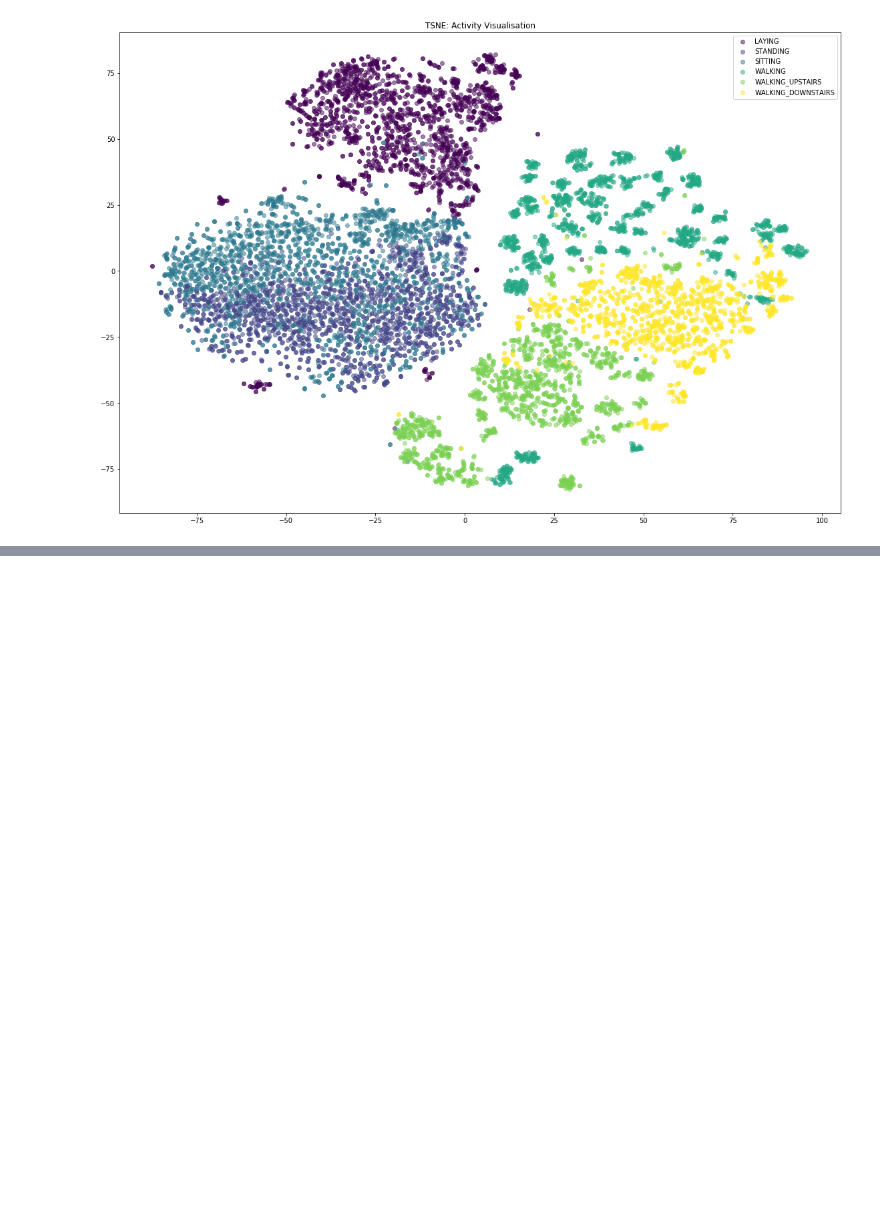
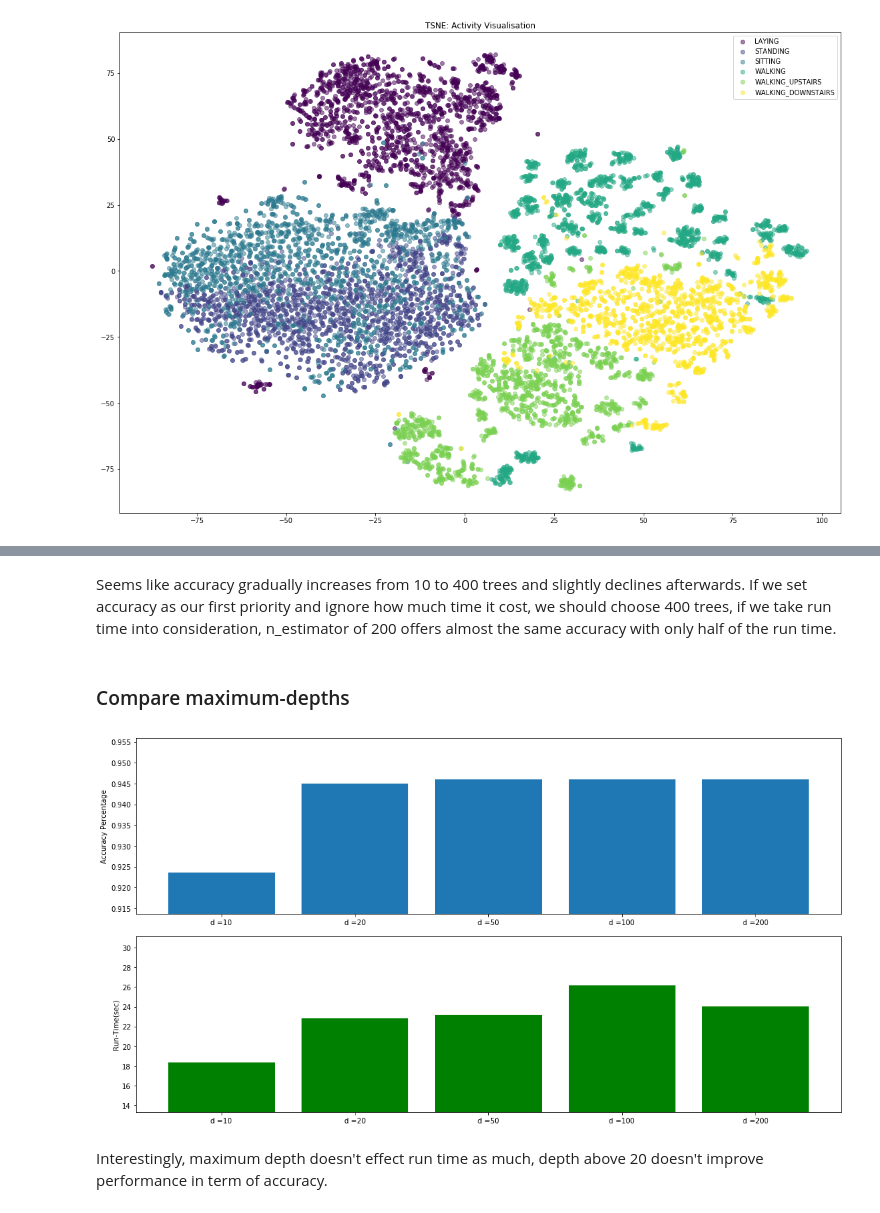
Before and after one commit to mattxushuai/Thinkful-DS, a Jupyter notebook: Supervised Learning Capstone Matt Xu.ipynb, the cells around one changed output, grey strips where cells are left out. Drawn from its saved outputs; the diff is of its cells as text; code cells hidden in the pictures; blank space fills up the shorter version.

```diff
--- a/Supervised Learning Capstone Matt Xu.ipynb
+++ b/Supervised Learning Capstone Matt Xu.ipynb
@@ -276,0 +380,53 @@ plt.show()
+# %% [markdown]
+Seems like accuracy gradually increases from 10 to 400 trees and slightly declines afterwards. If we set accuracy as our first priority and ignore how much time it cost, we should choose 400 trees, if we take run time into consideration, n_estimator of 200 offers almost the same accuracy with only half of the run time.
+# %% [markdown]
+### Compare maximum-depths
+# %%
+clf_RF_d = [RandomForestClassifier(n_estimators = 400, max_depth = 10, random_state  = 101),
+            RandomForestClassifier(n_estimators = 400, max_depth = 20, random_state  = 101),
+            RandomForestClassifier(n_estimators = 400, max_depth = 50, random_state  = 101),
+            RandomForestClassifier(n_estimators = 400, max_depth = 100, random_state  = 101),
+            RandomForestClassifier(n_estimators = 400, max_depth = 200, random_state  = 101)]
+# %%
+ex_time_RF_d = []
+acc_RF_d = []
+
+for clf in clf_RF_d :
+    start_time = timer()
+    fit = clf.fit(X_train, y_train)
+    pred = fit.predict(X_test)
+    accuracy = accuracy_score(y_test, pred)
+    elapsed = timer() - start_time
+
+    ex_time_RF_d.append(elapsed)
+    acc_RF_d.append(accuracy)
+# %%
+label = ('d =10','d =20','d =50','d =100','d =200')
+Accu = acc_RF_d
+ExTime = ex_time_RF_d
+
+
+plt.figure(figsize = (15,8))
+y_pos = np.arange(len(label))
+
+#Accuracy
+plt.subplot(2,1,1)
+plt.bar(y_pos, Accu, align='center')
+plt.xticks(y_pos, label)
+plt.ylim(min(Accu)- 0.01 , max(Accu) +0.01)
+plt.ylabel('Accuracy Percentage')
+
+
+#Execution Time
+plt.subplot(2,1,2)
+plt.bar(y_pos, ExTime, align='center', color = 'g')
+plt.xticks(y_pos, label)
+plt.ylim(min(ExTime)- 5 , max(ExTime) +5)
+plt.ylabel('Run-Time(sec)')
+
+plt.tight_layout()
+plt.show()
+# %% [output]
+[figure, added]
+# %% [markdown]
+Interestingly, maximum depth doesn't effect run time as much, depth above 20 doesn't improve performance in term of accuracy.
```
Also changed, not shown: parts of 23 cells of this notebook.
